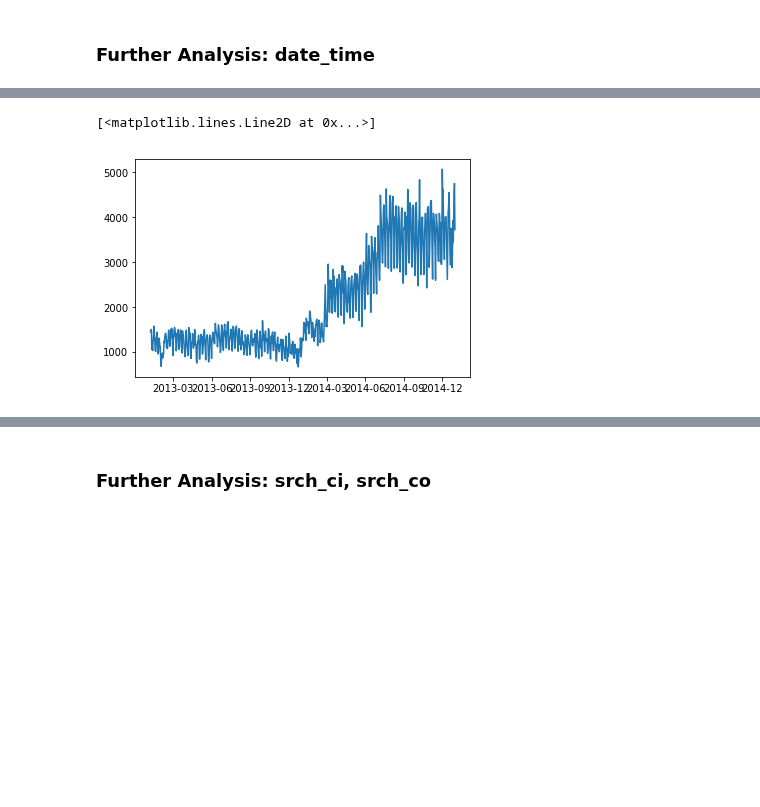
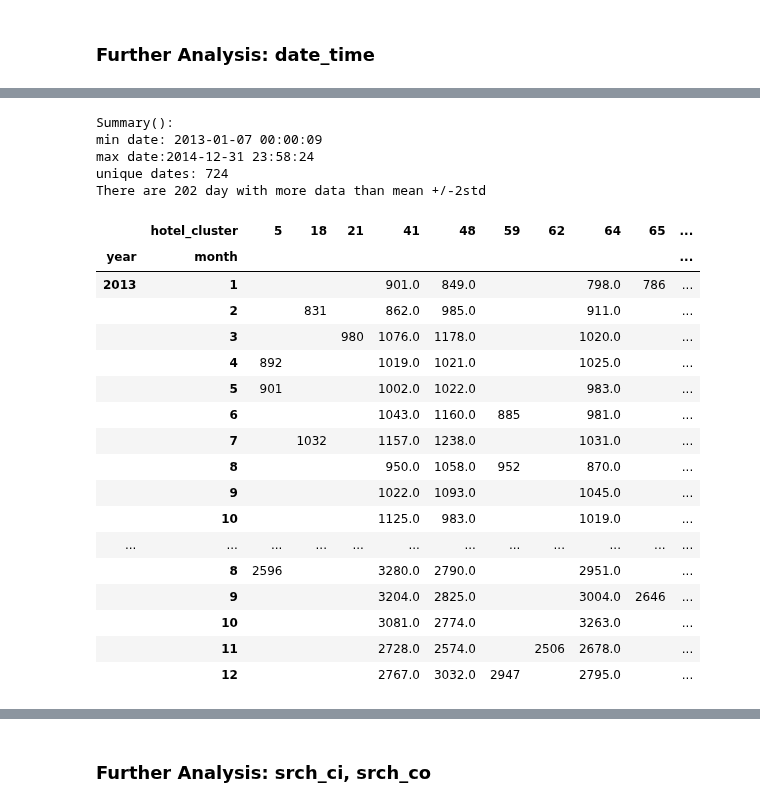
Before and after one commit to MateuszKonopelski/Kaggle, a Jupyter notebook: Project2_Expedia/Expedia_code.ipynb, the cells around one changed output, grey strips where cells are left out. Saved outputs shown, nothing was run; the diff lists cells and outputs as text; code cells hidden in the pictures; blank space fills up the shorter version.

```diff
--- a/Project2_Expedia/Expedia_code.ipynb
+++ b/Project2_Expedia/Expedia_code.ipynb
@@ -172,6 +175,8 @@ There are 207 day with more data than mean +/-2std
-# %%
-# Plot the dates later with matplotlib
-plt.plot(train_set.groupby([id_date])['date_time'].count())
-# %% [output]
-[<matplotlib.lines.Line2D at 0x...>]
-[figure, removed]
+# %%
+date_time_summary(train_set)
+# %% [output]
+Summary():
+min date: 2013-01-07 00:00:09
+max date:2014-12-31 23:58:24
+unique dates: 724
+There are 202 day with more data than mean +/-2std
@@ -177,0 +192,26 @@ plt.plot(train_set.groupby([id_date])['date_time'].count())
+# %%
+def top_clusters_per_month():
+    datetime_data_tc = datetime_data.groupby(['year', 'month', 'hotel_cluster'])['date_time'].count()
+    datetime_data_tc = datetime_data_tc.groupby(level=['year','month']).nlargest(5).reset_index(level=[0,1], drop=True)
+    return datetime_data_tc.unstack().replace(np.nan, value='')
+# %%
+top_clusters_per_month()
+# %% [output]
+|  | hotel_cluster | 5 | 18 | 21 | 41 | 48 | 59 | 62 | 64 | 65 | ... |
+| year | month |  |  |  |  |  |  |  |  |  | ... |
+| 2013 | 1 |  |  |  | 901.0 | 849.0 |  |  | 798.0 | 786 | ... |
+|  | 2 |  | 831 |  | 862.0 | 985.0 |  |  | 911.0 |  | ... |
+|  | 3 |  |  | 980 | 1076.0 | 1178.0 |  |  | 1020.0 |  | ... |
+|  | 4 | 892 |  |  | 1019.0 | 1021.0 |  |  | 1025.0 |  | ... |
+|  | 5 | 901 |  |  | 1002.0 | 1022.0 |  |  | 983.0 |  | ... |
+|  | 6 |  |  |  | 1043.0 | 1160.0 | 885 |  | 981.0 |  | ... |
+|  | 7 |  | 1032 |  | 1157.0 | 1238.0 |  |  | 1031.0 |  | ... |
+|  | 8 |  |  |  | 950.0 | 1058.0 | 952 |  | 870.0 |  | ... |
+|  | 9 |  |  |  | 1022.0 | 1093.0 |  |  | 1045.0 |  | ... |
+|  | 10 |  |  |  | 1125.0 | 983.0 |  |  | 1019.0 |  | ... |
+| ... | ... | ... | ... | ... | ... | ... | ... | ... | ... | ... | ... |
+|  | 8 | 2596 |  |  | 3280.0 | 2790.0 |  |  | 2951.0 |  | ... |
+|  | 9 |  |  |  | 3204.0 | 2825.0 |  |  | 3004.0 | 2646 | ... |
+|  | 10 |  |  |  | 3081.0 | 2774.0 |  |  | 3263.0 |  | ... |
+|  | 11 |  |  |  | 2728.0 | 2574.0 |  | 2506 | 2678.0 |  | ... |
+|  | 12 |  |  |  | 2767.0 | 3032.0 | 2947 |  | 2795.0 |  | ... |
```
Also changed, not shown: parts of 26 cells of this notebook.
